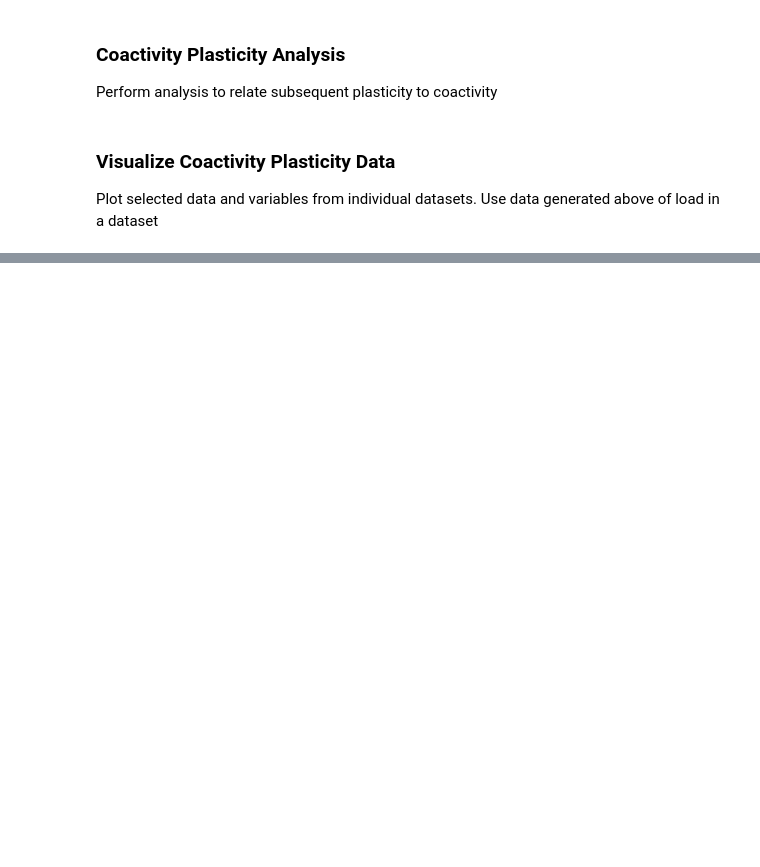
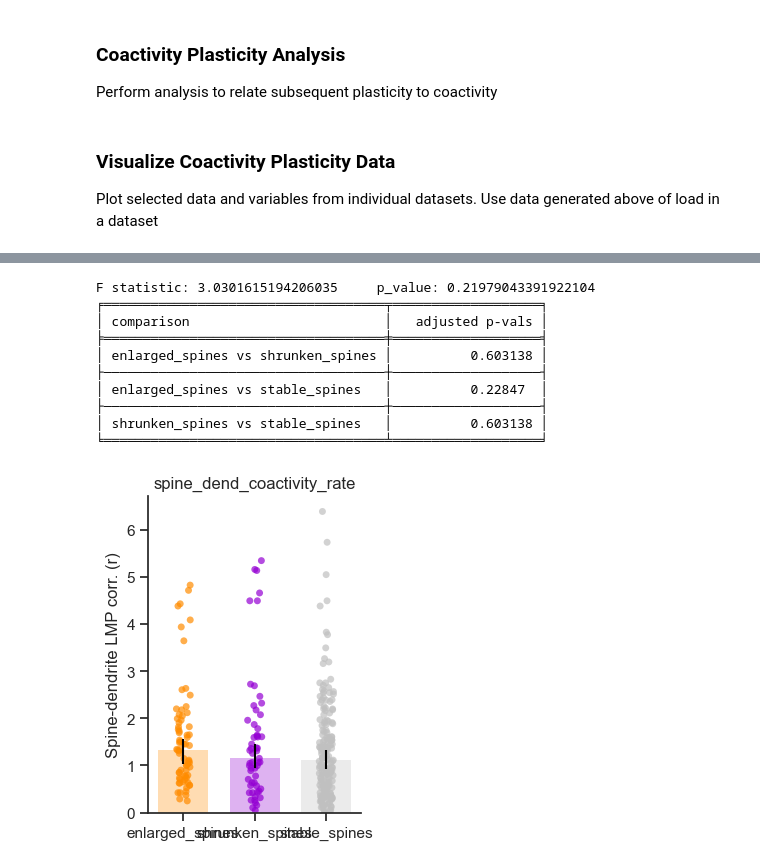
Before and after one commit to wjakewright/Lab_Analyses, a Jupyter notebook: Lab_Analyses/Spine_Analysis/Batch_Coactivity_Analysis.ipynb, the cells around one changed output, grey strips where cells are left out. Saved outputs shown, nothing was run; the diff lists cells and outputs as text; code cells hidden in the pictures; blank space fills up the shorter version.

```diff
--- a/Lab_Analyses/Spine_Analysis/Batch_Coactivity_Analysis.ipynb
+++ b/Lab_Analyses/Spine_Analysis/Batch_Coactivity_Analysis.ipynb
@@ -197,27 +365,39 @@ plot_data.plot_volume_correlation(
 # %%
 # Group mean activity plots
 plot_data.plot_group_scatter_plot(
-    variable_name="relative_local_coactivity_rate",
+    variable_name="spine_dend_coactivity_rate",
     group_type="plastic_spines",
     mean_type="median",
     err_type="CI",
     figsize=(3,4),
     ytitle="Spine-dendrite LMP corr. (r)",
     ylim=None,
     s_colors=["darkorange", "darkviolet", "silver"],
     s_size=5,
     s_alpha=0.7,
     b_colors=["darkorange", "darkviolet", "silver"],
     b_edgecolors = "black",
     b_err_colors="black",
     b_width=0.7,
     b_linewidth=0,
     b_alpha=0.3,
     test_type="nonparametric",
     test_method="holm-sidak",
     save=False,
     save_path=figure_path,
 )
+# %% [output]
+F statistic: 3.0301615194206035     p_value: 0.21979043391922104
+╒════════════════════════════════════╤═══════════════════╕
+│ comparison                         │   adjusted p-vals │
+╞════════════════════════════════════╪═══════════════════╡
+│ enlarged_spines vs shrunken_spines │          0.603138 │
+├────────────────────────────────────┼───────────────────┤
+│ enlarged_spines vs stable_spines   │          0.22847  │
+├────────────────────────────────────┼───────────────────┤
+│ shrunken_spines vs stable_spines   │          0.603138 │
+╘════════════════════════════════════╧═══════════════════╛
+[figure, added]
 # %%
 
 plot_data.plot_multi_group_scatter_plots(
```
Also changed, not shown: parts of 24 cells of this notebook.
